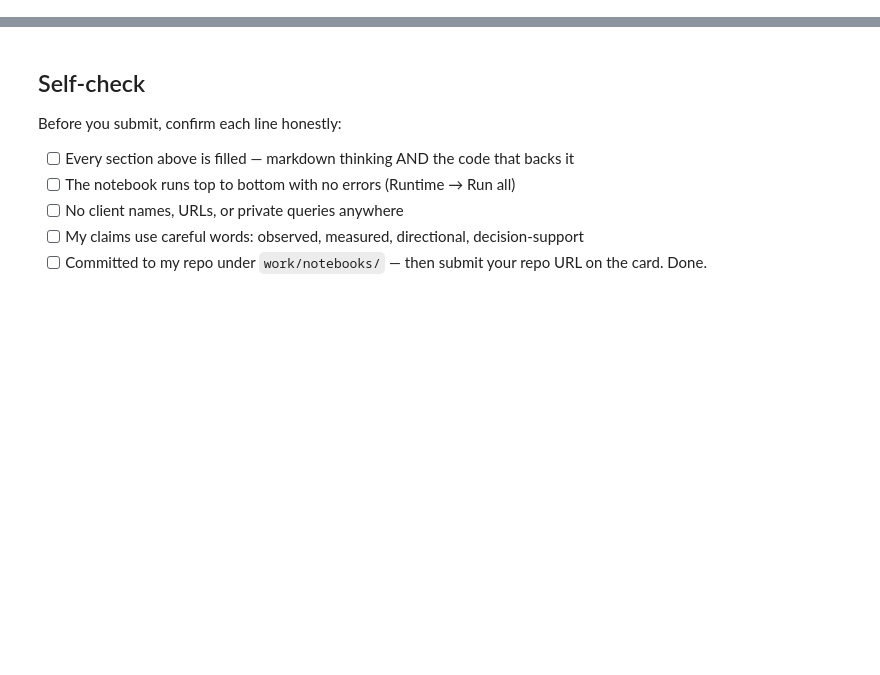
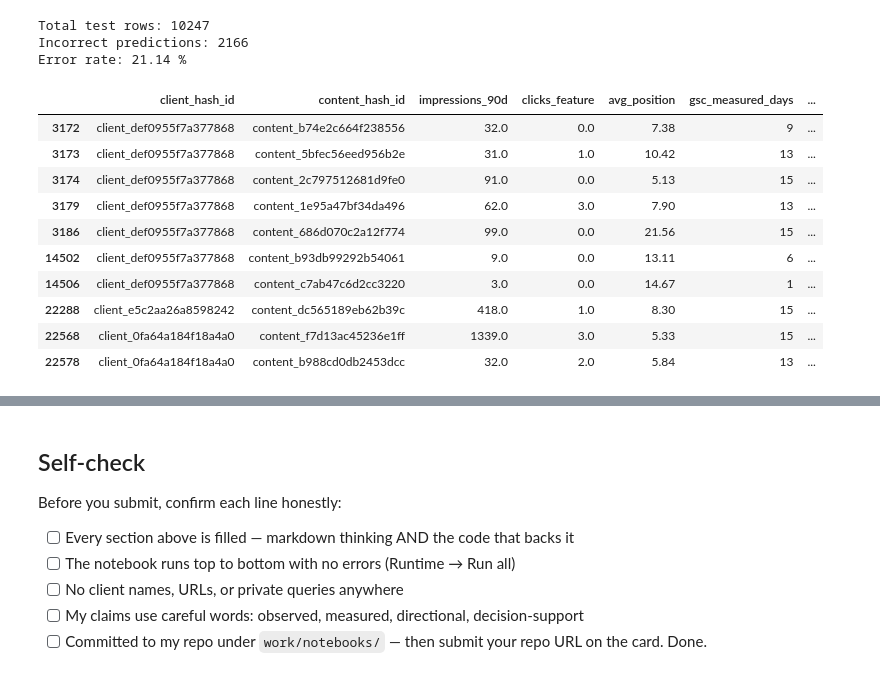
Before and after one commit to VikramR6/flyrank-ml-internship-assign1, a Jupyter notebook: work/notebooks/w05_model.ipynb, the cells around one changed output, grey strips where cells are left out. Drawn from its saved outputs; the diff is of its cells as text; code cells hidden in the pictures; blank space fills up the shorter version.

```diff
--- a/work/notebooks/w05_model.ipynb
+++ b/work/notebooks/w05_model.ipynb
@@ -36,0 +19,5 @@ This skeleton is yours to fill. Work the sections **in order** — each one has
+# %%
+HF_TOKEN = userdata.get("HF_TOKEN")
+login(token=HF_TOKEN)
+
+con = duckdb.connect()
@@ -36,0 +483,58 @@ This skeleton is yours to fill. Work the sections **in order** — each one has
+# %%
+# Error analysis on the held-out test clients
+
+test_results = ml08_data.iloc[test_idx].copy()
+
+test_results["model_probability"] = model_proba
+test_results["model_prediction"] = (
+    test_results["model_probability"] >= 0.5
+).astype(int)
+
+test_results["correct"] = (
+    test_results["model_prediction"]
+    == test_results["decline_proxy"]
+)
+
+errors = test_results[
+    test_results["correct"] == False
+].copy()
+
+print("Total test rows:", len(test_results))
+print("Incorrect predictions:", len(errors))
+
+print(
+    "Error rate:",
+    round(100 * len(errors) / len(test_results), 2),
+    "%"
+)
+
+display(
+    errors[
+        [
+            "client_hash_id",
+            "content_hash_id",
+            "impressions_90d",
+            "clicks_feature",
+            "avg_position",
+            "gsc_measured_days",
+            "decline_proxy",
+            "model_probability",
+            "model_prediction"
+        ]
+    ].head(10)
+)
+# %% [output]
+Total test rows: 10247
+Incorrect predictions: 2166
+Error rate: 21.14 %
+|  | client_hash_id | content_hash_id | impressions_90d | clicks_feature | avg_position | gsc_measured_days | ... |
+| 3172 | client_def0955f7a377868 | content_b74e2c664f238556 | 32.0 | 0.0 | 7.38 | 9 | ... |
+| 3173 | client_def0955f7a377868 | content_5bfec56eed956b2e | 31.0 | 1.0 | 10.42 | 13 | ... |
+| 3174 | client_def0955f7a377868 | content_2c797512681d9fe0 | 91.0 | 0.0 | 5.13 | 15 | ... |
+| 3179 | client_def0955f7a377868 | content_1e95a47bf34da496 | 62.0 | 3.0 | 7.90 | 13 | ... |
+| 3186 | client_def0955f7a377868 | content_686d070c2a12f774 | 99.0 | 0.0 | 21.56 | 15 | ... |
+| 14502 | client_def0955f7a377868 | content_b93db99292b54061 | 9.0 | 0.0 | 13.11 | 6 | ... |
+| 14506 | client_def0955f7a377868 | content_c7ab47c6d2cc3220 | 3.0 | 0.0 | 14.67 | 1 | ... |
+| 22288 | client_e5c2aa26a8598242 | content_dc565189eb62b39c | 418.0 | 1.0 | 8.30 | 15 | ... |
+| 22568 | client_0fa64a184f18a4a0 | content_f7d13ac45236e1ff | 1339.0 | 3.0 | 5.33 | 15 | ... |
+| 22578 | client_0fa64a184f18a4a0 | content_b988cd0db2453dcc | 32.0 | 2.0 | 5.84 | 13 | ... |
```
Also changed, not shown: parts of 27 cells of this notebook.
